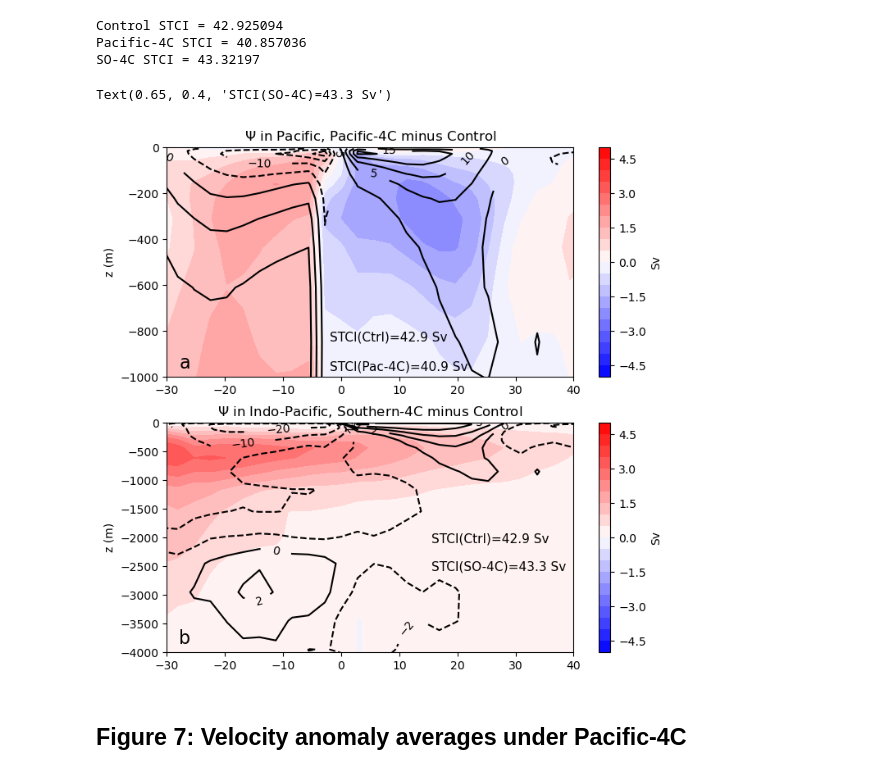
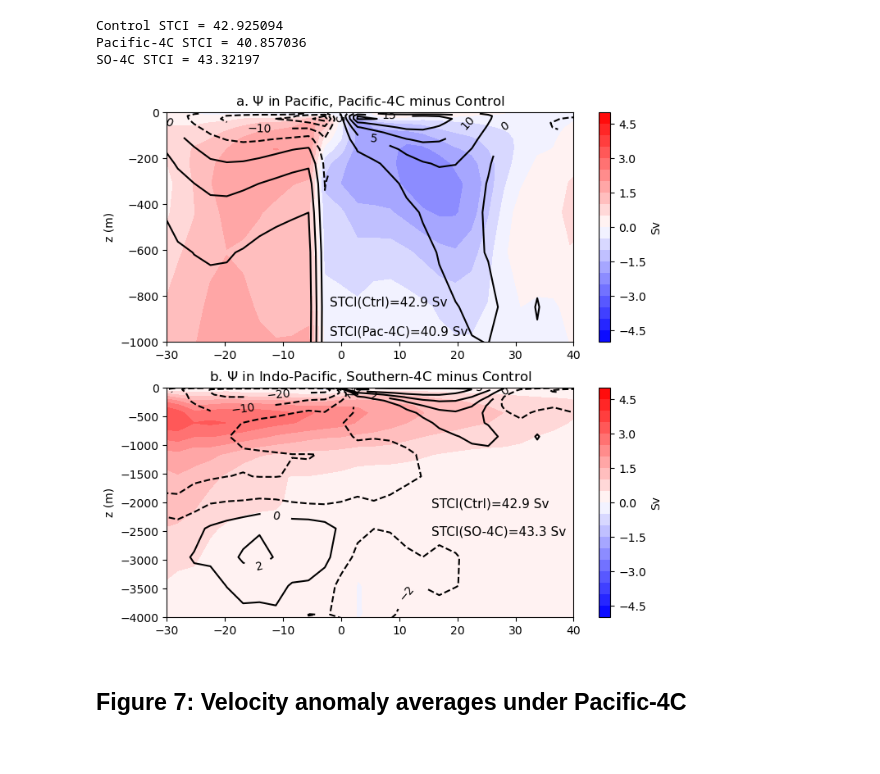
Before and after one commit to bentaylor289/YoungGetOlder, a Jupyter notebook: Figure7and8_cleaned.ipynb, the cells around one changed output. Drawn from its saved outputs; the diff is of its cells as text; code cells hidden in the pictures.

```diff
--- a/Figure7and8_cleaned.ipynb
+++ b/Figure7and8_cleaned.ipynb
@@ -81,7 +81,7 @@ plt.pcolor(IPmask)
 
 ## Compute Pacific basin streamfunction
 # note this creates a discontinuity at the ITF ...
-masks = np.load('Yohei_2018/forcing_files_jan25/masks.npy')
+masks = np.load('../Yohei_2018/forcing_files_jan25/masks.npy')
 # this mask just gives each basin a different number (Similar to Fig 3).
 vconP = vvcon.where(masks==1)#.mean('time')
 transport = vconP*vvcon.drF*vvcon.hFacS*vvcon.dxG
@@ -131,40 +131,39 @@ fig, axs = plt.subplots(nrows=2, figsize=(8,8))
 cl = axs[0].contour(netv.YG, netv.Z, netv/1e6, levels = np.arange(-20, 25, 5), colors= 'k')
 cl.clabel()
 axs[0].set_ylim([-1000,0])
 axs[0].set_xlim([-30,40])
 A = axs[0].contourf(netv.YG, netv.Z, (netvP - netv)/1e6, vmin = -5, vmax = 5, levels = np.linspace(-5,5,21), cmap='bwr')
 cb1 = plt.colorbar(A, ax = axs[0])
 cb1.set_label('Sv')
-axs[0].set_title('$\\Psi$ in Pacific, Pacific-4C minus Control')
+axs[0].set_title('a. $\\Psi$ in Pacific, Pacific-4C minus Control')
 axs[0].set_ylabel('z (m)')
 
 
 iplevs = [-20,-10,-5,-2,0,2, 5, 10,  20]
 cl2 = axs[1].contour(netv.YG, netv.Z, netv2/1e6, levels = iplevs, colors= 'k')
 cl2.clabel( )
 axs[1].set_ylim([-4000,0])
 axs[1].set_xlim([-30,40])
 B = axs[1].contourf(netv.YG, netv.Z, netdifSO2/1e6, vmin = -5, vmax = 5, levels =np.linspace(-5,5,21), cmap='bwr')
 cb2= plt.colorbar(B, ax = axs[1])
 cb2.set_label('Sv')
-axs[1].set_title('$\\Psi$ in Indo-Pacific, Southern-4C minus Control')
+axs[1].set_title('b. $\\Psi$ in Indo-Pacific, Southern-4C minus Control')
 axs[1].set_ylabel('z (m)')
 
 
-axs[0].text(0.03, 0.1, 'a', fontsize=16, transform=axs[0].transAxes, ha='left', va='top')
+#axs[0].text(0.03, 0.1, 'a', fontsize=16, transform=axs[0].transAxes, ha='left', va='top')
 axs[0].text(0.4, 0.2, 'STCI(Ctrl)=42.9 Sv', fontsize=11, transform=axs[0].transAxes, ha='left', va='top')
 axs[0].text(0.4, 0.07, 'STCI(Pac-4C)=40.9 Sv', fontsize=11, transform=axs[0].transAxes, ha='left', va='top')
 #40.754176
 
-axs[1].text(0.03, 0.1, 'b', fontsize=16, transform=axs[1].transAxes, ha='left', va='top')
+#axs[1].text(0.03, 0.1, 'b', fontsize=16, transform=axs[1].transAxes, ha='left', va='top')
 axs[1].text(0.65, 0.52, 'STCI(Ctrl)=42.9 Sv', fontsize=11, transform=axs[1].transAxes, ha='left', va='top')
 axs[1].text(0.65, 0.4, 'STCI(SO-4C)=43.3 Sv', fontsize=11, transform=axs[1].transAxes, ha='left', va='top')
 
 
-#plt.savefig('eps_figures/Streamfunctions11-29_2.eps')
+# plt.savefig('../eps_figures/Streamfunctions5-17.eps')
 # %% [output]
-Text(0.65, 0.4, 'STCI(SO-4C)=43.3 Sv')
-[figure, old version]
+[figure, new version]
 # %% [markdown]
 ## Figure 7: Velocity anomaly averages under Pacific-4C
 # %%
```
Also changed, not shown: parts of 156 cells of this notebook.
